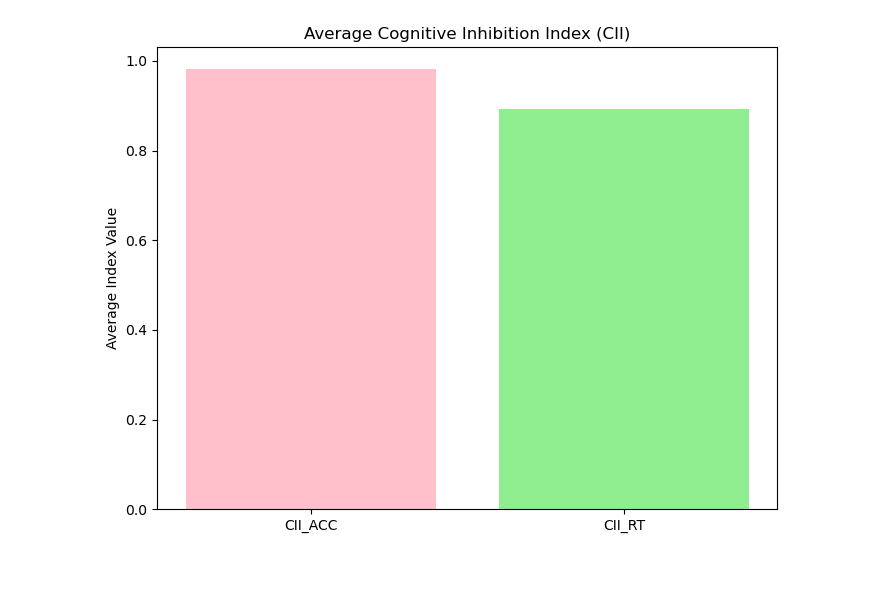
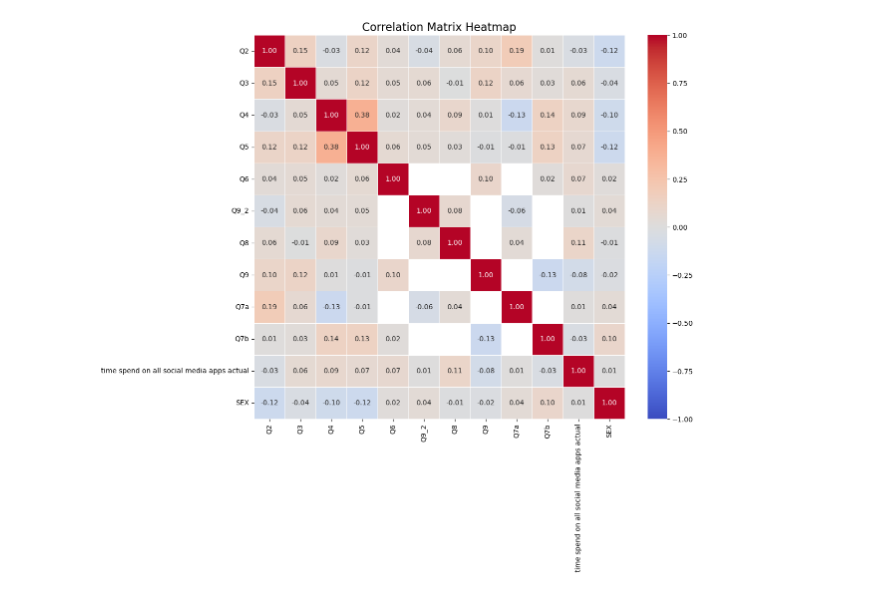
Before and after one commit to MBrigita/the-influence-of-social-media-on-cognitive-control-and-risk-taking, a Jupyter notebook: analysis2.ipynb, the cells around one changed output. Saved outputs shown, nothing was run; the diff lists cells and outputs as text; code cells hidden in the pictures.

```diff
--- a/analysis2.ipynb
+++ b/analysis2.ipynb
@@ -475,16 +418,16 @@ See the caveats in the documentation: https://pandas.pydata.org/pandas-docs/stab
-# %%
-# Calculate the average CII_ACC and CII_RT
-average_cii_acc = flanker['CII_ACC'].mean()
-average_cii_rt = flanker['CII_RT'].mean()
-
-# Plot the average CII_ACC and CII_RT
-labels = ['CII_ACC', 'CII_RT']
-averages = [average_cii_acc, average_cii_rt]
-
-plt.figure(figsize=(8, 6))
-plt.bar(labels, averages, color=['pink', 'lightgreen'])
-plt.ylabel('Average Index Value')
-plt.title('Average Cognitive Inhibition Index (CII)')
-plt.show()
-# %% [output]
-[figure, removed]
+# %%
+import seaborn as sns
+correlation = survey[['Q2','Q3','Q4','Q5','Q6','Q9_2','Q8','Q9','Q7a','Q7b' ,'time spend on all social media apps actual','SEX']].corr()
+correlation
+
+# Set up the matplotlib figure
+plt.figure(figsize=(12, 10))
+
+# Create a heatmap with the correlation matrix
+sns.heatmap(correlation, annot=True, cmap='coolwarm', fmt='.2f', linewidths=0.5, vmin=-1, vmax=1)
+
+# Set plot title and labels
+plt.title('Correlation Matrix Heatmap', fontsize=16)
+plt.show()
+# %% [output]
+[figure, added]
```
Also changed, not shown: parts of 23 cells of this notebook, 3 other files.
